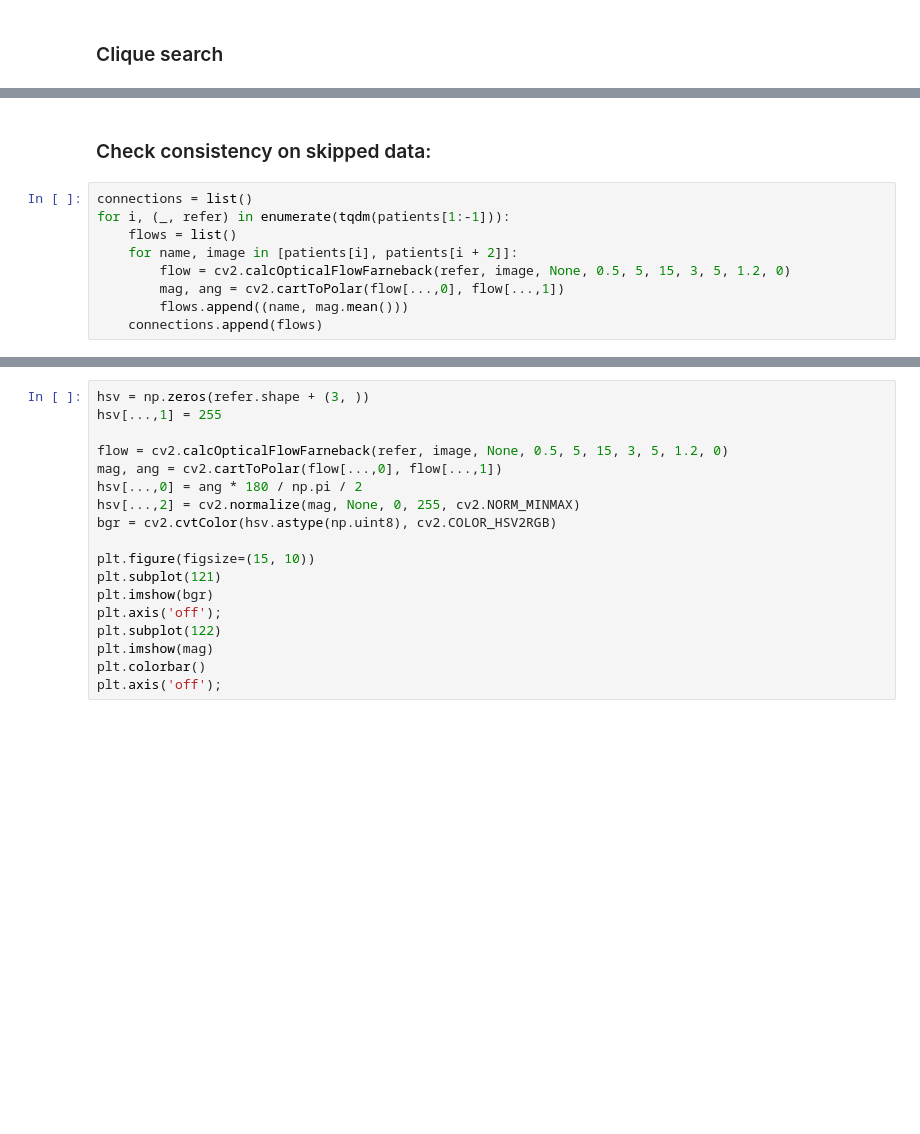
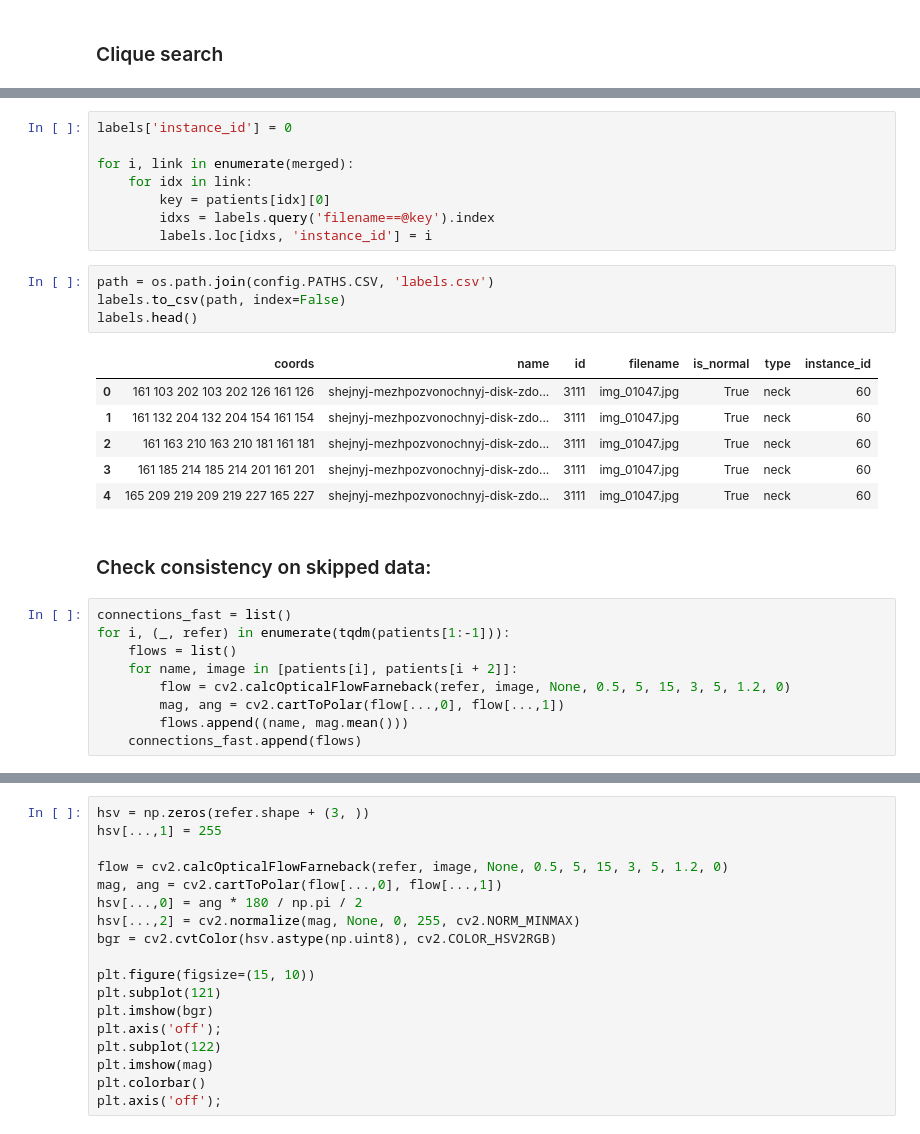
Before and after one commit to vessemer/CareMentorAI, a Jupyter notebook: IPython/PatientsClustering.ipynb, the cells around one changed output, grey strips where cells are left out. Cells and saved outputs as stored; diff of their text form; blank space fills up the shorter version.

```diff
--- a/IPython/PatientsClustering.ipynb
+++ b/IPython/PatientsClustering.ipynb
@@ -90,11 +136,30 @@ links = find_links(connections.copy(), i, [])
+# %%
+labels['instance_id'] = 0
+
+for i, link in enumerate(merged):
+    for idx in link:
+        key = patients[idx][0]
+        idxs = labels.query('filename==@key').index
+        labels.loc[idxs, 'instance_id'] = i
+# %%
+path = os.path.join(config.PATHS.CSV, 'labels.csv')
+labels.to_csv(path, index=False)
+labels.head()
+# %% [output]
+|  | coords | name | id | filename | is_normal | type | instance_id |
+| 0 | 161 103 202 103 202 126 161 126 | shejnyj-mezhpozvonochnyj-disk-zdo... | 3111 | img_01047.jpg | True | neck | 60 |
+| 1 | 161 132 204 132 204 154 161 154 | shejnyj-mezhpozvonochnyj-disk-zdo... | 3111 | img_01047.jpg | True | neck | 60 |
+| 2 | 161 163 210 163 210 181 161 181 | shejnyj-mezhpozvonochnyj-disk-zdo... | 3111 | img_01047.jpg | True | neck | 60 |
+| 3 | 161 185 214 185 214 201 161 201 | shejnyj-mezhpozvonochnyj-disk-zdo... | 3111 | img_01047.jpg | True | neck | 60 |
+| 4 | 165 209 219 209 219 227 165 227 | shejnyj-mezhpozvonochnyj-disk-zdo... | 3111 | img_01047.jpg | True | neck | 60 |
 # %% [markdown]
 ### Check consistency on skipped data:
 # %%
-connections = list()
+connections_fast = list()
 for i, (_, refer) in enumerate(tqdm(patients[1:-1])):
     flows = list()
     for name, image in [patients[i], patients[i + 2]]:
         flow = cv2.calcOpticalFlowFarneback(refer, image, None, 0.5, 5, 15, 3, 5, 1.2, 0)
         mag, ang = cv2.cartToPolar(flow[...,0], flow[...,1])
         flows.append((name, mag.mean()))
-    connections.append(flows)
+    connections_fast.append(flows)
```
Also changed, not shown: parts of 11 cells of this notebook, 1 other file.
